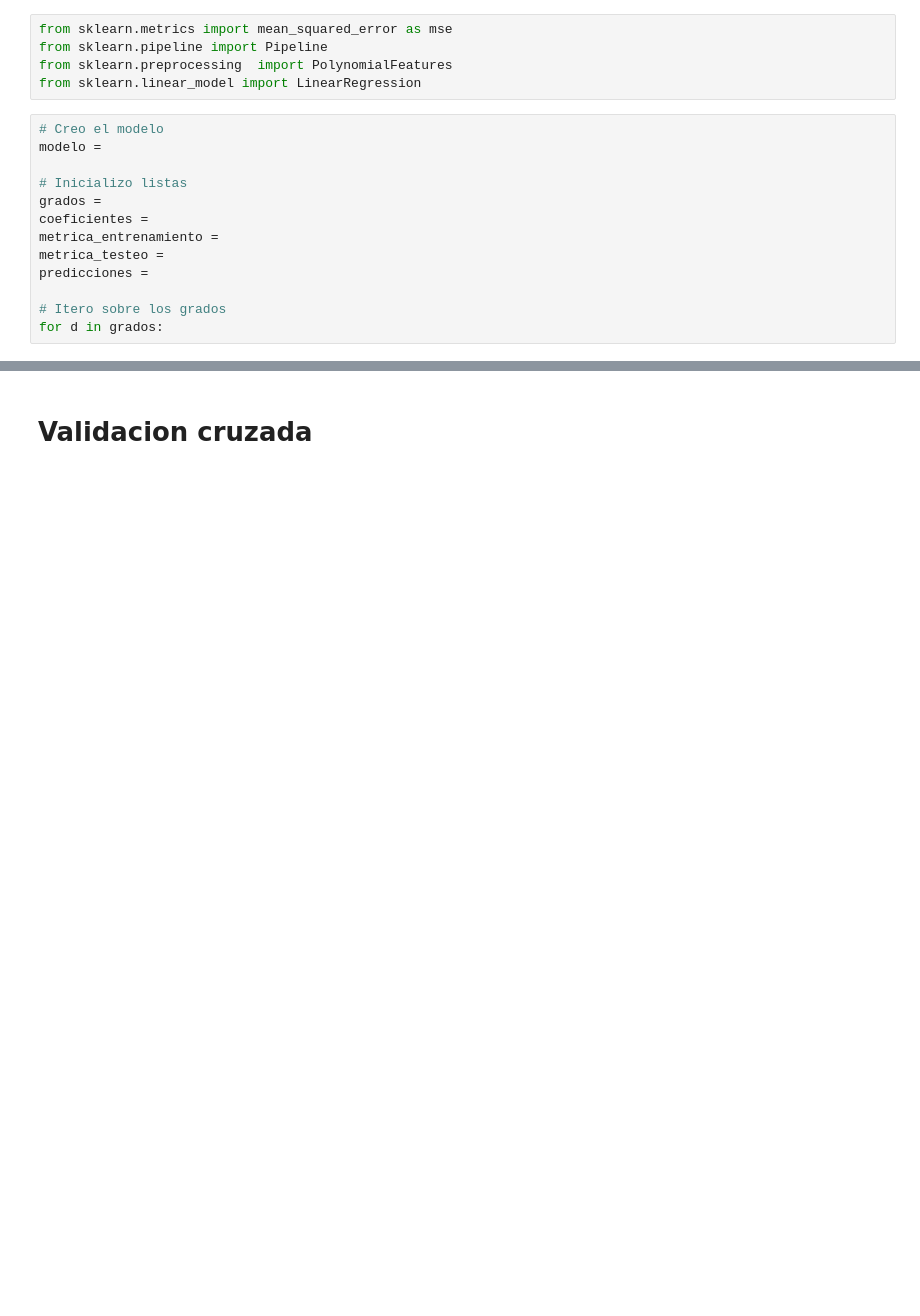
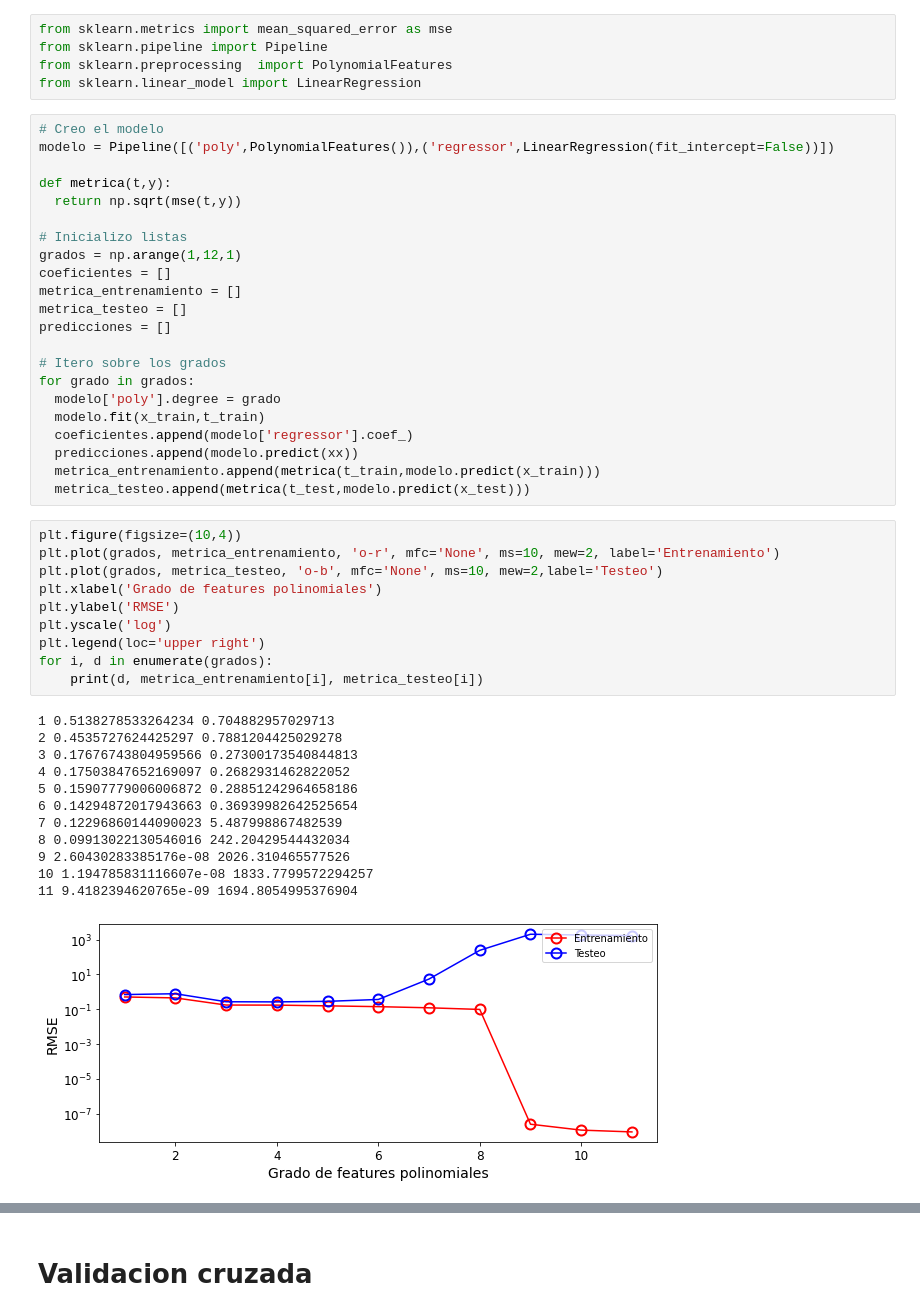
Before and after one commit to naikymen/ML_UNSAM, a Jupyter notebook: 05p_Underfitting_Overfitting_Validacion_Cruzada_WLS.ipynb, the cells around one changed output, grey strips where cells are left out. Saved outputs shown, nothing was run; the diff lists cells and outputs as text; blank space fills up the shorter version.

```diff
--- a/05p_Underfitting_Overfitting_Validacion_Cruzada_WLS.ipynb
+++ b/05p_Underfitting_Overfitting_Validacion_Cruzada_WLS.ipynb
@@ -55,16 +57,48 @@ from sklearn.metrics import mean_squared_error as mse
 from sklearn.pipeline import Pipeline
 from sklearn.preprocessing  import PolynomialFeatures
 from sklearn.linear_model import LinearRegression
-# %%
-# Creo el modelo
-modelo =
-
-# Inicializo listas
-grados =
-coeficientes =
-metrica_entrenamiento =
-metrica_testeo =
-predicciones =
-
-# Itero sobre los grados
-for d in grados:
+# %%
+# Creo el modelo
+modelo = Pipeline([('poly',PolynomialFeatures()),('regressor',LinearRegression(fit_intercept=False))])
+
+def metrica(t,y):
+  return np.sqrt(mse(t,y))
+
+# Inicializo listas
+grados = np.arange(1,12,1)
+coeficientes = []
+metrica_entrenamiento = []
+metrica_testeo = []
+predicciones = []
+
+# Itero sobre los grados
+for grado in grados:
+  modelo['poly'].degree = grado
+  modelo.fit(x_train,t_train)
+  coeficientes.append(modelo['regressor'].coef_)
+  predicciones.append(modelo.predict(xx))
+  metrica_entrenamiento.append(metrica(t_train,modelo.predict(x_train)))
+  metrica_testeo.append(metrica(t_test,modelo.predict(x_test)))
+# %%
+plt.figure(figsize=(10,4))
+plt.plot(grados, metrica_entrenamiento, 'o-r', mfc='None', ms=10, mew=2, label='Entrenamiento')
+plt.plot(grados, metrica_testeo, 'o-b', mfc='None', ms=10, mew=2,label='Testeo')
+plt.xlabel('Grado de features polinomiales')
+plt.ylabel('RMSE')
+plt.yscale('log')
+plt.legend(loc='upper right')
+for i, d in enumerate(grados):
+    print(d, metrica_entrenamiento[i], metrica_testeo[i])
+# %% [output]
+1 0.5138278533264234 0.704882957029713
+2 0.4535727624425297 0.7881204425029278
+3 0.17676743804959566 0.27300173540844813
+4 0.17503847652169097 0.2682931462822052
+5 0.15907779006006872 0.28851242964658186
+6 0.14294872017943663 0.36939982642525654
+7 0.12296860144090023 5.487998867482539
+8 0.09913022130546016 242.20429544432034
+9 2.60430283385176e-08 2026.310465577526
+10 1.194785831116607e-08 1833.7799572294257
+11 9.4182394620765e-09 1694.8054995376904
+[figure, added]
```
Also changed, not shown: parts of 12 cells of this notebook.
